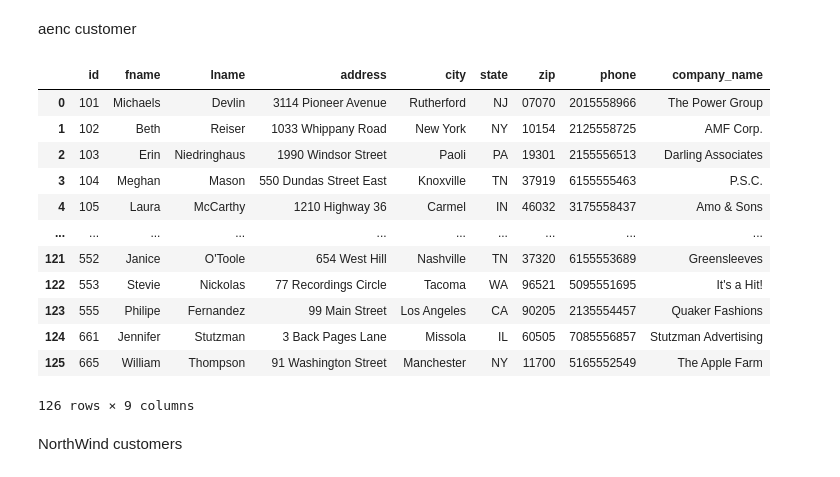
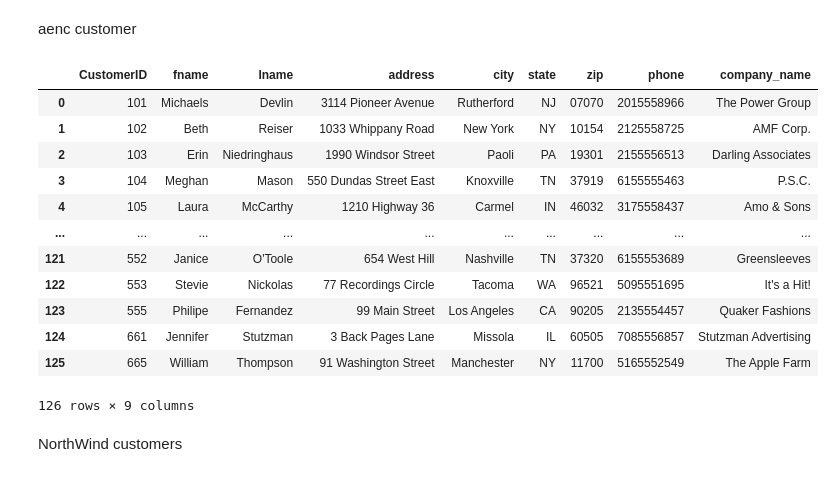
Before and after one commit to JordiPan/United-Outdoors, a Jupyter notebook: python/customer_tables.ipynb, the cells around one changed output. Cells and saved outputs as stored; diff of their text form; code cells hidden in the pictures.

```diff
--- a/python/customer_tables.ipynb
+++ b/python/customer_tables.ipynb
@@ -76,9 +77,10 @@ merged_df_aw
 aenc customer
 # %%
 df_aenc_customer = pd.read_sql_query('SELECT * FROM customer', aenc_conn)
+df_aenc_customer = df_aenc_customer.rename(columns={"id":"CustomerID"})
 df_aenc_customer
 # %% [output]
-|  | id | fname | lname | address | city | state | zip | phone | company_name |
+|  | CustomerID | fname | lname | address | city | state | zip | phone | company_name |
 | 0 | 101 | Michaels | Devlin | 3114 Pioneer Avenue | Rutherford | NJ | 07070 | 2015558966 | The Power Group |
 | 1 | 102 | Beth | Reiser | 1033 Whippany Road | New York | NY | 10154 | 2125558725 | AMF Corp. |
 | 2 | 103 | Erin | Niedringhaus | 1990 Windsor Street | Paoli | PA | 19301 | 2155556513 | Darling Associates |
```
Also changed, not shown: parts of 5 cells of this notebook, 3 other files.
